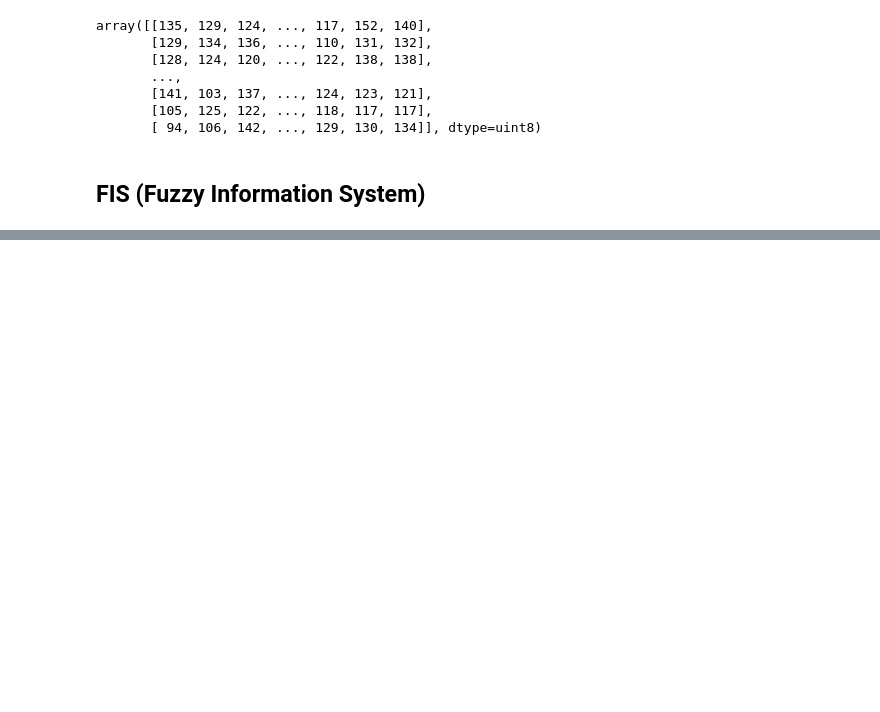
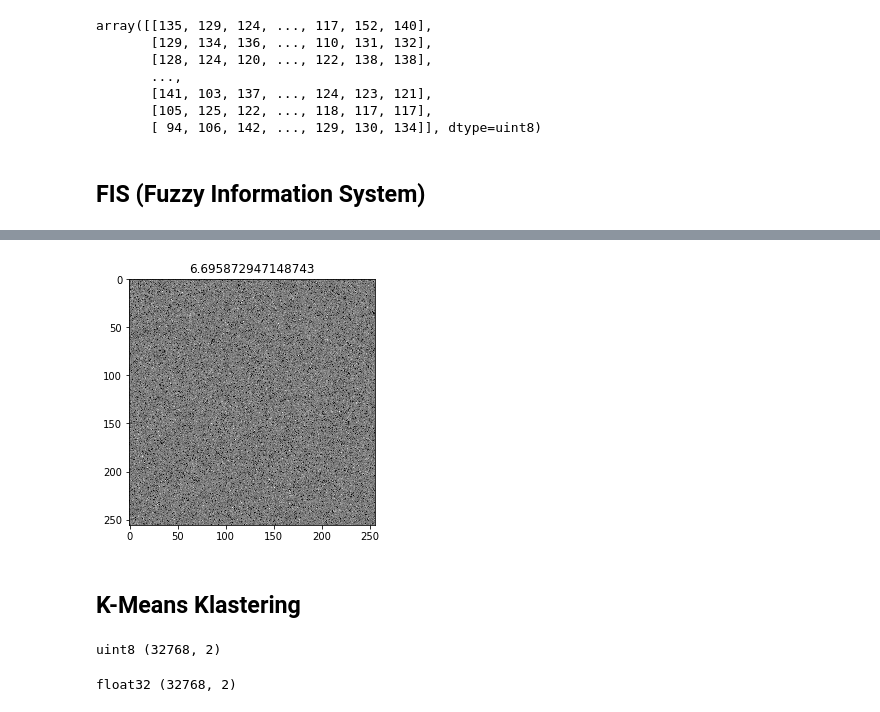
Before and after one commit to trifarameliniaa/SKRIPSI, a Jupyter notebook: Skripsi_Citra.ipynb, the cells around one changed output, grey strips where cells are left out. Cells and saved outputs as stored; diff of their text form; code cells hidden in the pictures; blank space fills up the shorter version.

```diff
--- a/Skripsi_Citra.ipynb
+++ b/Skripsi_Citra.ipynb
@@ -71,0 +91,23 @@ def kurva_segitiga(cls, name, domain_min, domain_max, res, a, b, c):
+# %%
+im_shuf = im.copy().flatten()
+np.random.shuffle(im_shuf)
+im_shuf = im_shuf.reshape(im.shape)
+
+plt.figure()
+imshow(im_shuf)
+plt.title(entropy(im_shuf))
+plt.show()
+# %% [output]
+[figure, added]
+# %% [markdown]
+## K-Means Klastering
+# %%
+pixel_vals = im.reshape((-1,2))
+print(pixel_vals.dtype, pixel_vals.shape)
+# %% [output]
+uint8 (32768, 2)
+# %%
+Z = np.float32(pixel_vals)
+print(Z.dtype, Z.shape)
+# %% [output]
+float32 (32768, 2)
```
Also changed, not shown: parts of 9 cells of this notebook.
